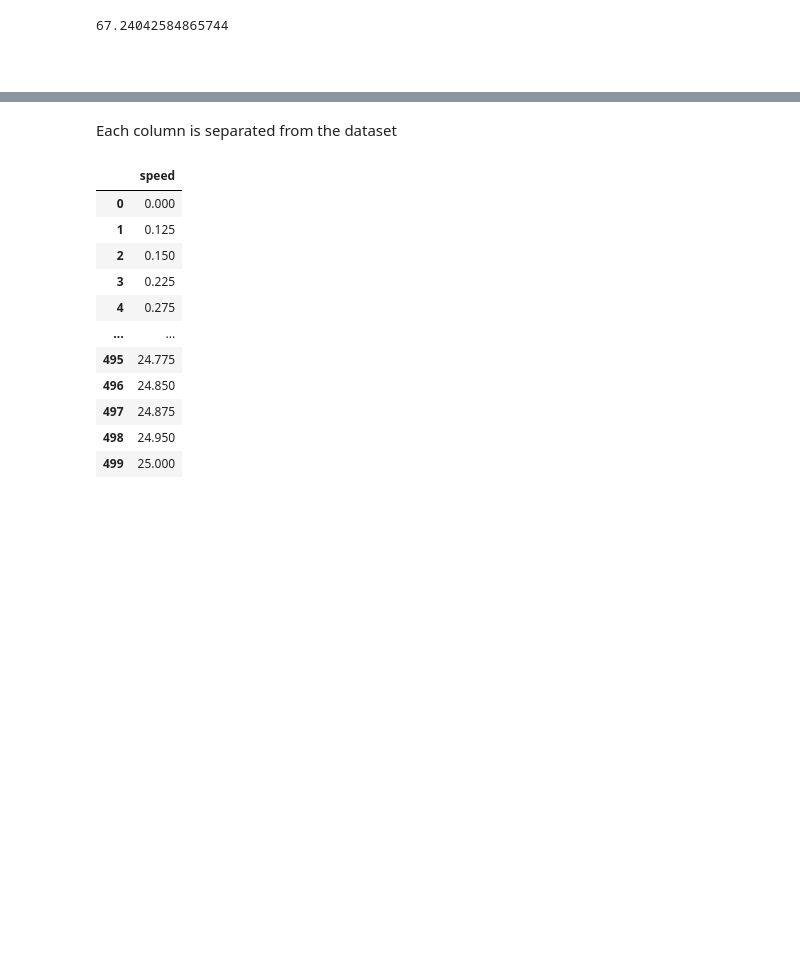
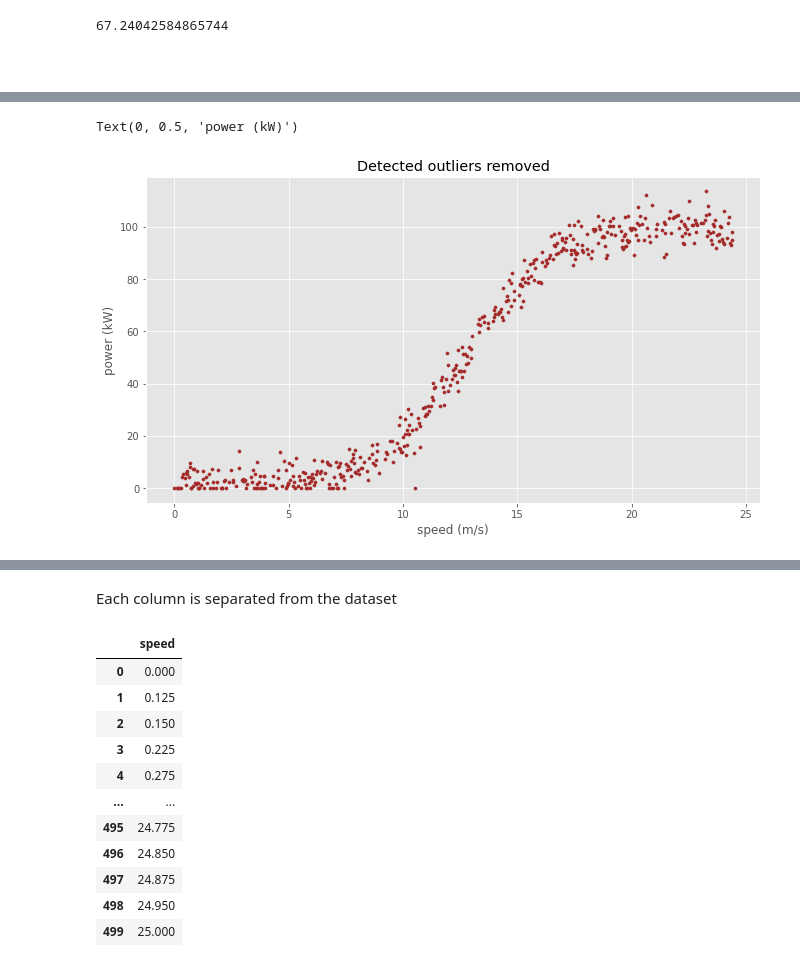
Before and after one commit to colm-o-caoimh/RegressionAnalysis, a Jupyter notebook: FDA_PROJECT2020.ipynb, the cells around one changed output, grey strips where cells are left out. Saved outputs shown, nothing was run; the diff lists cells and outputs as text; code cells hidden in the pictures; blank space fills up the shorter version.

Commit message:
r-squared values explained and calculated; outliers removed; comparison between models

```diff
--- a/FDA_PROJECT2020.ipynb
+++ b/FDA_PROJECT2020.ipynb
@@ -191,0 +226,36 @@ As noted above, the presence of outliers can misrepresent
+# %%
+import scipy as sp
+from scipy.stats import chi2
+from sklearn.covariance import MinCovDet
+
+# Set variable df to equal pp data set
+df = pp
+
+#Robust Mahalonibis Distance
+def robust_mahalanobis_method(df):
+    #Minimum covariance determinant
+    rng = np.random.RandomState(0)
+    real_cov = np.cov(df.values.T)
+    X = rng.multivariate_normal(mean=np.mean(df, axis=0), cov=real_cov, size=506)
+    cov = MinCovDet(random_state=0).fit(X)
+    mcd = cov.covariance_ #robust covariance metric
+    robust_mean = cov.location_  #robust mean
+    inv_covmat = sp.linalg.inv(mcd) #inverse covariance metric
+
+    #Robust M-Distance
+    x_minus_mu = df - robust_mean
+    left_term = np.dot(x_minus_mu, inv_covmat)
+    mahal = np.dot(left_term, x_minus_mu.T)
+    md = np.sqrt(mahal.diagonal())
+
+    #Flag as outlier
+    outlier = []
+    C = np.sqrt(chi2.ppf((1-0.001), df=df.shape[1]))#degrees of freedom = number of variables
+    for index, value in enumerate(md):
+        if value > C:
+            outlier.append(index)
+        else:
+            continue
+    return outlier, md
+
+outliers_mahal_rob, md_rb = robust_mahalanobis_method(df=df)
@@ -191,0 +285,3 @@ As noted above, the presence of outliers can misrepresent
+# %%
+# Remove outliers from data set
+pp_clean = pp.drop(outliers_mahal_rob)
@@ -191,0 +301,9 @@ As noted above, the presence of outliers can misrepresent
+# %%
+plt.scatter(pp_clean['speed'], pp_clean['power'], color='brown', marker='o', s=10)
+
+plt.title('Detected outliers removed')
+plt.xlabel('speed (m/s)')
+plt.ylabel('power (kW)')
+# %% [output]
+Text(0, 0.5, 'power (kW)')
+[figure, added]
```
Also changed, not shown: parts of 27 cells of this notebook.
